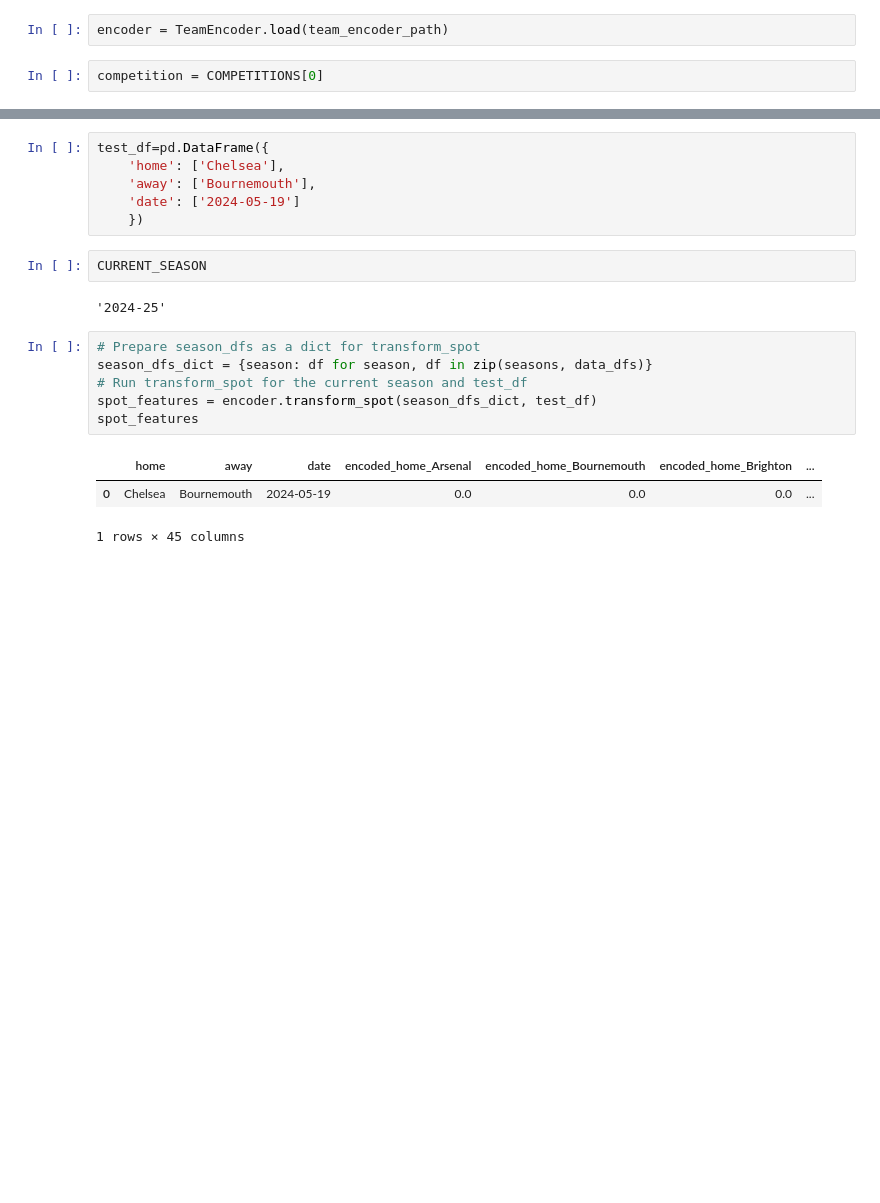
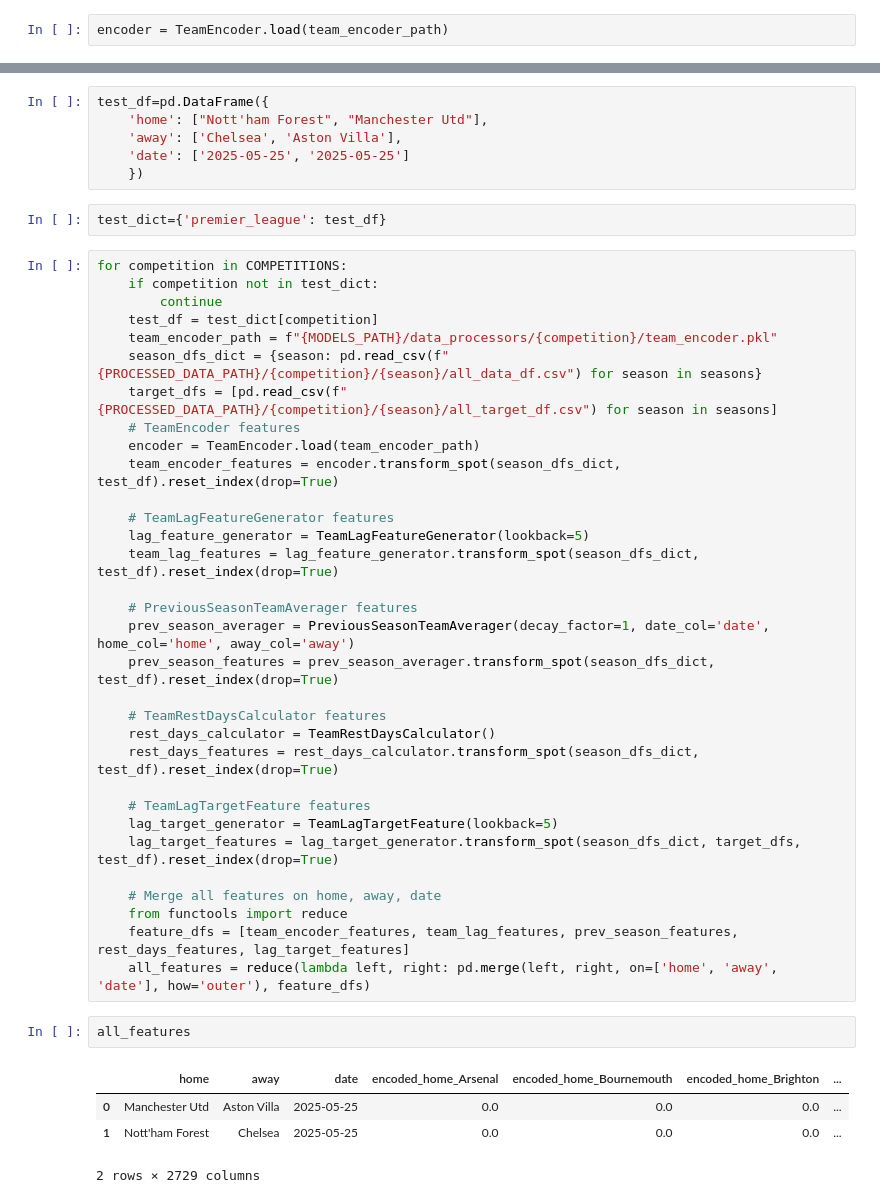
Before and after one commit to 1111111huang/betbot, a Jupyter notebook: run/build/build.ipynb, the cells around one changed output, grey strips where cells are left out. Saved outputs shown, nothing was run; the diff lists cells and outputs as text; blank space fills up the shorter version.

```diff
--- a/run/build/build.ipynb
+++ b/run/build/build.ipynb
@@ -127,5 +18,3 @@ Data DataFrame for premier_league 2024-25 already exists and matches. Skipping.
 team_encoder_path = f"{MODELS_PATH}/data_processors/{COMPETITIONS[0]}/team_encoder.pkl"
 # %%
 encoder = TeamEncoder.load(team_encoder_path)
-# %%
-competition = COMPETITIONS[0]
@@ -136,21 +23,48 @@ target_dfs=[pd.read_csv(f"{PROCESSED_DATA_PATH}/{competition}/{season}/all_targe
 # %%
 test_df=pd.DataFrame({
-    'home': ['Chelsea'],
-    'away': ['Bournemouth'],
-    'date': ['2024-05-19']
+    'home': ["Nott'ham Forest", "Manchester Utd"],
+    'away': ['Chelsea', 'Aston Villa'],
+    'date': ['2025-05-25', '2025-05-25']
     })
-# %%
-CURRENT_SEASON
-# %% [output]
-'2024-25'
-# %%
-# Prepare season_dfs as a dict for transform_spot
-season_dfs_dict = {season: df for season, df in zip(seasons, data_dfs)}
-# Run transform_spot for the current season and test_df
-spot_features = encoder.transform_spot(season_dfs_dict, test_df)
-spot_features
-# %% [output]
-|  | home | away | date | encoded_home_Arsenal | encoded_home_Bournemouth | encoded_home_Brighton | ... |
-| 0 | Chelsea | Bournemouth | 2024-05-19 | 0.0 | 0.0 | 0.0 | ... |
-1 rows × 45 columns
+# %%
+test_dict={'premier_league': test_df}
+# %%
+for competition in COMPETITIONS:
+    if competition not in test_dict:
+        continue
+    test_df = test_dict[competition]
+    team_encoder_path = f"{MODELS_PATH}/data_processors/{competition}/team_encoder.pkl"
+    season_dfs_dict = {season: pd.read_csv(f"{PROCESSED_DATA_PATH}/{competition}/{season}/all_data_df.csv") for season in seasons}
+    target_dfs = [pd.read_csv(f"{PROCESSED_DATA_PATH}/{competition}/{season}/all_target_df.csv") for season in seasons]
+    # TeamEncoder features
+    encoder = TeamEncoder.load(team_encoder_path)
+    team_encoder_features = encoder.transform_spot(season_dfs_dict, test_df).reset_index(drop=True)
+
+    # TeamLagFeatureGenerator features
+    lag_feature_generator = TeamLagFeatureGenerator(lookback=5)
+    team_lag_features = lag_feature_generator.transform_spot(season_dfs_dict, test_df).reset_index(drop=True)
+
+    # PreviousSeasonTeamAverager features
+    prev_season_averager = PreviousSeasonTeamAverager(decay_factor=1, date_col='date', home_col='home', away_col='away')
+    prev_season_features = prev_season_averager.transform_spot(season_dfs_dict, test_df).reset_index(drop=True)
+
+    # TeamRestDaysCalculator features
+    rest_days_calculator = TeamRestDaysCalculator()
+    rest_days_features = rest_days_calculator.transform_spot(season_dfs_dict, test_df).reset_index(drop=True)
+
+    # TeamLagTargetFeature features
+    lag_target_generator = TeamLagTargetFeature(lookback=5)
+    lag_target_features = lag_target_generator.transform_spot(season_dfs_dict, target_dfs, test_df).reset_index(drop=True)
+
+    # Merge all features on home, away, date
+    from functools import reduce
+    feature_dfs = [team_encoder_features, team_lag_features, prev_season_features, rest_days_features, lag_target_features]
+    all_features = reduce(lambda left, right: pd.merge(left, right, on=['home', 'away', 'date'], how='outer'), feature_dfs)
+# %%
+all_features
+# %% [output]
+|  | home | away | date | encoded_home_Arsenal | encoded_home_Bournemouth | encoded_home_Brighton | ... |
+| 0 | Manchester Utd | Aston Villa | 2025-05-25 | 0.0 | 0.0 | 0.0 | ... |
+| 1 | Nott'ham Forest | Chelsea | 2025-05-25 | 0.0 | 0.0 | 0.0 | ... |
+2 rows × 2729 columns
 # %%
```
Also changed, not shown: parts of 25 cells of this notebook, 11 other files.
